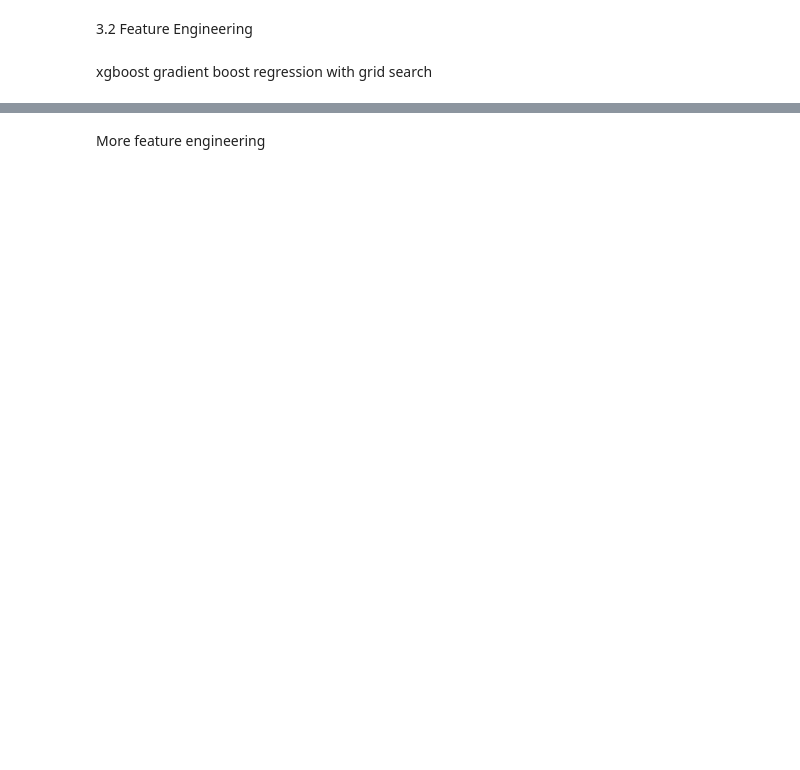
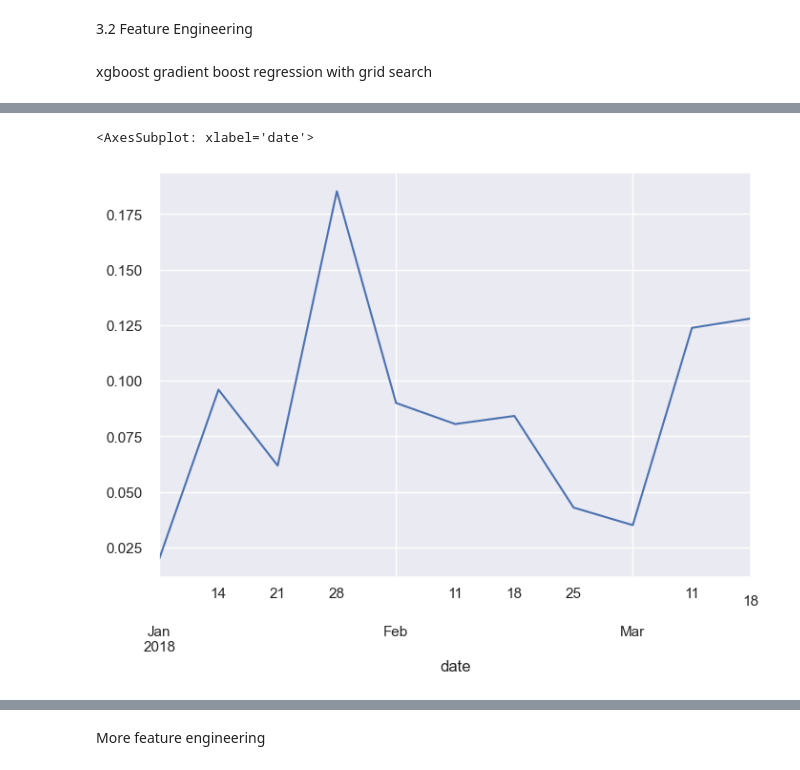
Before and after one commit to marcelomoraiscloser/apple_price, a Jupyter notebook: ApplePricePredictor.ipynb, the cells around one changed output, grey strips where cells are left out. Cells and saved outputs as stored; diff of their text form; code cells hidden in the pictures; blank space fills up the shorter version.

```diff
--- a/ApplePricePredictor.ipynb
+++ b/ApplePricePredictor.ipynb
@@ -520,3 +598,8 @@ Test score: 0.10270     ||       Overfit: 0.06010       ||       Relative overfi
+# %%
+df_error.groupby('date')['abs_error'].sum().plot()
+# %% [output]
+<AxesSubplot: xlabel='date'>
+[figure, added]
 # %%
 feature_importances = best_model.regressor_.feature_importances_
 
```
Also changed, not shown: parts of 20 cells of this notebook.
